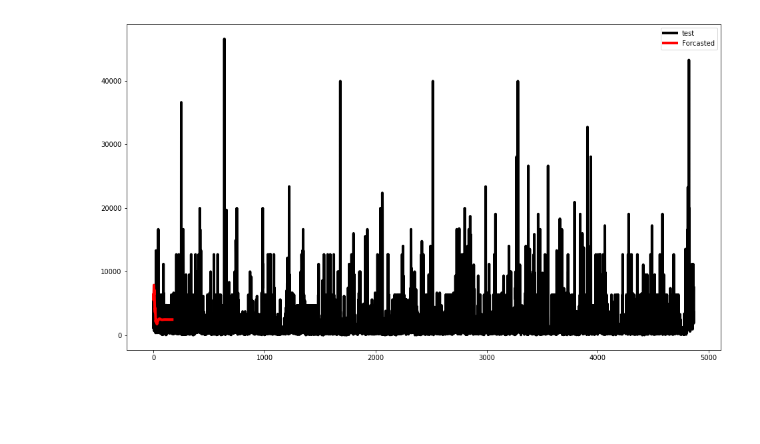
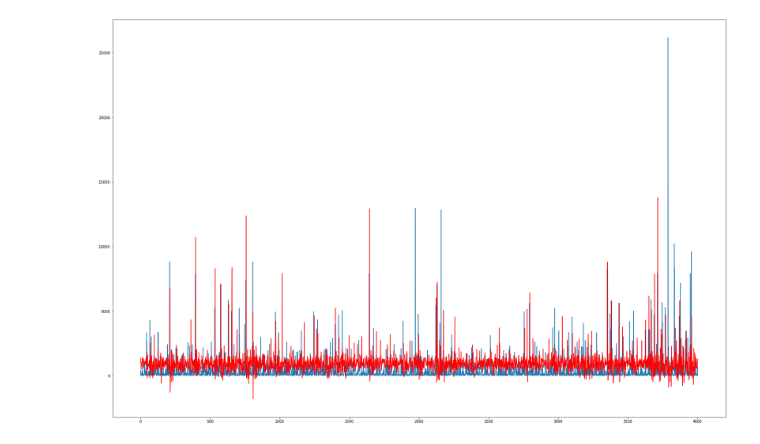
Before and after one commit to akhileshmosale/Sales_Forecasting, a Jupyter notebook: final.ipynb, the cells around one changed output. Cells and saved outputs as stored; diff of their text form; code cells hidden in the pictures; blank space fills up the shorter version.

```diff
--- a/final.ipynb
+++ b/final.ipynb
@@ -91,18 +77,12 @@ print(Xtest.shape)
 # %%
-from keras.layers import Dense,RepeatVector
-from keras.layers import Flatten
-from keras.layers import TimeDistributed
-from keras.layers.convolutional import Conv1D
-from keras.layers.convolutional import MaxPooling1D
 model = Sequential()
-model.add(Conv1D(filters=128, kernel_size=2, activation='relu', input_shape=(30,1)))
-model.add(Conv1D(filters=64, kernel_size=2, activation='relu'))
+model.add(Conv1D(filters=128, kernel_size=2, activation='relu', input_shape=(30, 1)))
+model.add(Conv1D(filters=128, kernel_size=2, activation='relu'))
+model.add(Conv1D(filters=128, kernel_size=2, activation='relu'))
 model.add(MaxPooling1D(pool_size=2))
 model.add(Flatten())
-model.add(RepeatVector(30))
-model.add(LSTM(100, activation='sigmoid'))
-model.add(Dense(50, activation='sigmoid'))
+model.add(Dense(100, activation='relu'))
 model.add(Dense(1))
-model.compile(loss='mse', optimizer='adam')
-model.fit(Xtrain,Ytrain,epochs=10, verbose=2 )
+model.compile(optimizer='adam', loss='mse')
+model.fit(Xtrain, Ytrain, epochs=200, verbose=0)
 # %% [output]
@@ -130,15 +93,9 @@ Epoch 10/10
 # %%
-preds_cnn1 = model.predict(Xtest)
-preds_cnn1 = scaler.inverse_transform(preds_cnn1)
-
-
-Ytest=np.asanyarray(Ytest)
-Ytest=Ytest.reshape(-1,1)
+preds = model.predict(Xtest)
+preds = scaler.inverse_transform(preds)
+Ytest= np.asanyarray(Ytest)
+Ytest= Ytest.reshape(-1,1)
 Ytest = scaler.inverse_transform(Ytest)
-
-
-Ytrain=np.asanyarray(Ytrain)
-Ytrain=Ytrain.reshape(-1,1)
+Ytrain= np.asanyarray(Ytrain)
+Ytrain= Ytrain.reshape(-1,1)
 Ytrain = scaler.inverse_transform(Ytrain)
-
-mean_squared_error(Ytest,preds_cnn1)
@@ -229,8 +102,8 @@ forcasted_output_cnn = scaler.inverse_transform(forcasted_output_cnn)
-# %%
-plt.figure(figsize=(16,9))
-plt.plot(Ytest , 'black', linewidth=4)
-plt.plot(forcasted_output_cnn,'r' , linewidth=4)
-plt.legend(('test','Forcasted'))
-plt.show()
-# %% [output]
-[figure, removed]
+# %%
+from matplotlib import pyplot
+pyplot.figure(figsize=(30,20))
+pyplot.plot(Ytest)
+pyplot.plot(preds, 'r')
+pyplot.show()
+# %% [output]
+[figure, added]
```
Also changed, not shown: parts of 17 cells of this notebook, 1 other file.
